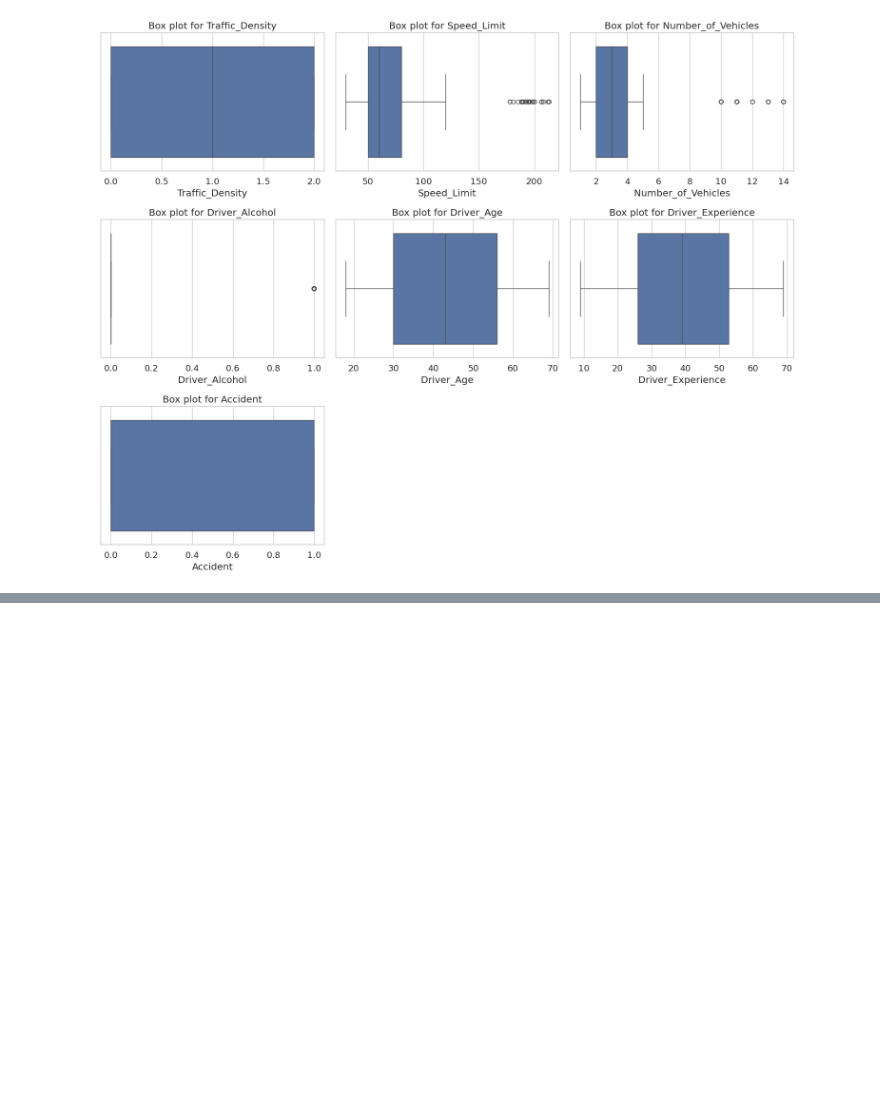
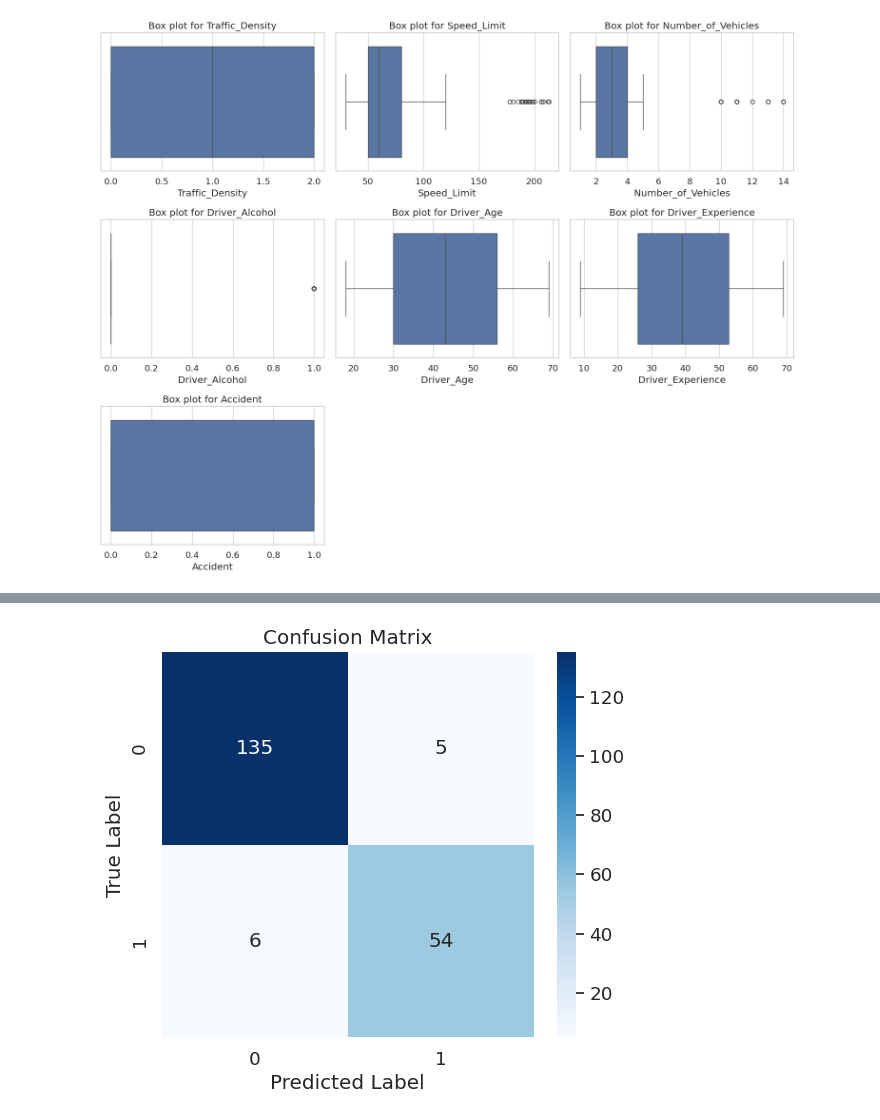
Before and after one commit to Omniasherief/Accident-prediction, a Jupyter notebook: Accident_prediction.ipynb, the cells around one changed output, grey strips where cells are left out. Cells and saved outputs as stored; diff of their text form; code cells hidden in the pictures; blank space fills up the shorter version.

```diff
--- a/Accident_prediction.ipynb
+++ b/Accident_prediction.ipynb
@@ -614,0 +675,94 @@ ROC-AUC Score: 0.5716
+# %%
+# FINAL MODEL EVALUATION WITH RANDOM FOREST
+from sklearn.datasets import make_classification
+X, y = make_classification(
+    n_samples=1000,
+    n_features=20,
+    n_informative=2,
+    n_redundant=10,
+    n_classes=2,
+    weights=[0.7, 0.3],
+    flip_y=0,
+    random_state=42
+)
+
+# Handle missing values if any
+imputer = SimpleImputer(strategy='mean')
+X_imputed = imputer.fit_transform(X)
+
+# Feature scaling
+scaler = StandardScaler()
+X_scaled = scaler.fit_transform(X_imputed)
+
+# Split the dataset into training and testing sets
+X_train, X_test, y_train, y_test = train_test_split(
+    X_scaled, y, test_size=0.2, stratify=y, random_state=42
+)
+
+# Initialize Random Forest classifier with balanced class weights
+rf = RandomForestClassifier(class_weight='balanced', random_state=42, n_jobs=-1)
+
+# Define the hyperparameter grid
+param_grid = {
+    'n_estimators': [100, 200, 300],
+    'max_depth': [5, 10, None],
+    'min_samples_split': [2, 5, 10],
+    'min_samples_leaf': [1, 2, 4],
+    'max_features': ['sqrt', 'log2']
+}
+
+# Set up cross-validation strategy
+cv = StratifiedKFold(n_splits=5, shuffle=True, random_state=42)
+
+# Initialize GridSearchCV
+grid_search = GridSearchCV(
+    estimator=rf,
+    param_grid=param_grid,
+    cv=cv,
+    scoring='roc_auc',
+    n_jobs=-1,
+    verbose=1
+)
+
+# Fit the model
+grid_search.fit(X_train, y_train)
+
+# Retrieve the best estimator
+best_rf = grid_search.best_estimator_
+
+# Predict on the test set
+y_pred = best_rf.predict(X_test)
+y_proba = best_rf.predict_proba(X_test)[:, 1]
+
+# Evaluate the model
+accuracy = accuracy_score(y_test, y_pred)
+f1 = f1_score(y_test, y_pred)
+roc_auc = roc_auc_score(y_test, y_proba)
+
+print("Best Hyperparameters:", grid_search.best_params_)
+print(f"Test Accuracy: {accuracy:.4f}")
+print(f"Test F1-Score: {f1:.4f}")
+print(f"Test ROC-AUC: {roc_auc:.4f}")
+print("\nClassification Report:")
+print(classification_report(y_test, y_pred))
+
+# Plot confusion matrix
+cm = confusion_matrix(y_test, y_pred)
+plt.figure(figsize=(6, 5))
+sns.heatmap(cm, annot=True, fmt='d', cmap='Blues')
+plt.title('Confusion Matrix')
+plt.xlabel('Predicted Label')
+plt.ylabel('True Label')
+plt.show()
+
+# Plot ROC curve
+fpr, tpr, thresholds = roc_curve(y_test, y_proba)
+plt.figure(figsize=(6, 5))
+plt.plot(fpr, tpr, label=f'ROC curve (AUC = {roc_auc:.2f})')
+plt.plot([0, 1], [0, 1], 'k--')
+plt.xlabel('False Positive Rate')
+plt.ylabel('True Positive Rate')
+plt.title('ROC Curve')
+plt.legend(loc='lower right')
+plt.show()
+# %% [output]
@@ -614,0 +784 @@ ROC-AUC Score: 0.5716
+[figure, added]
```
Also changed, not shown: parts of 12 cells of this notebook.
